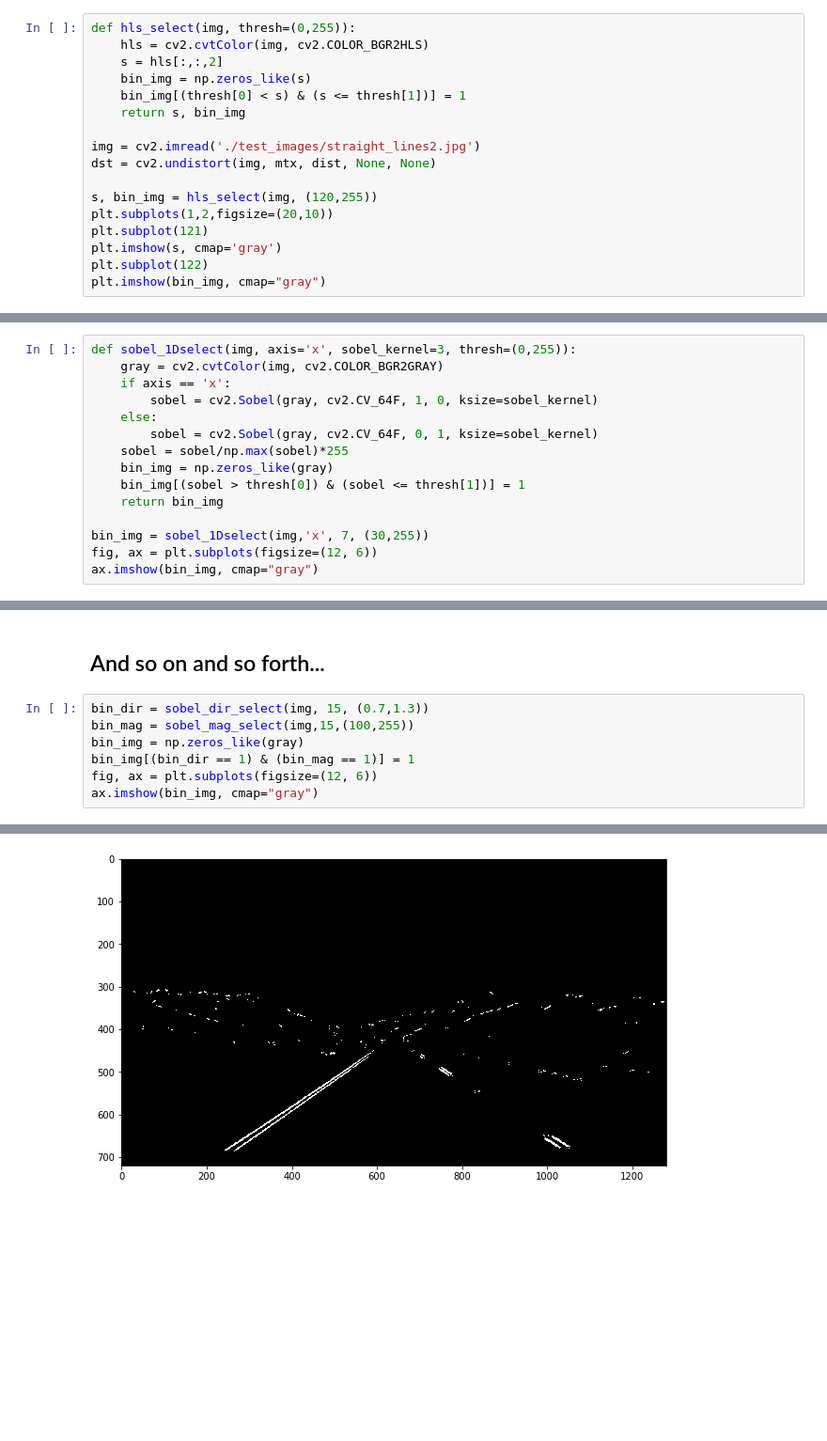
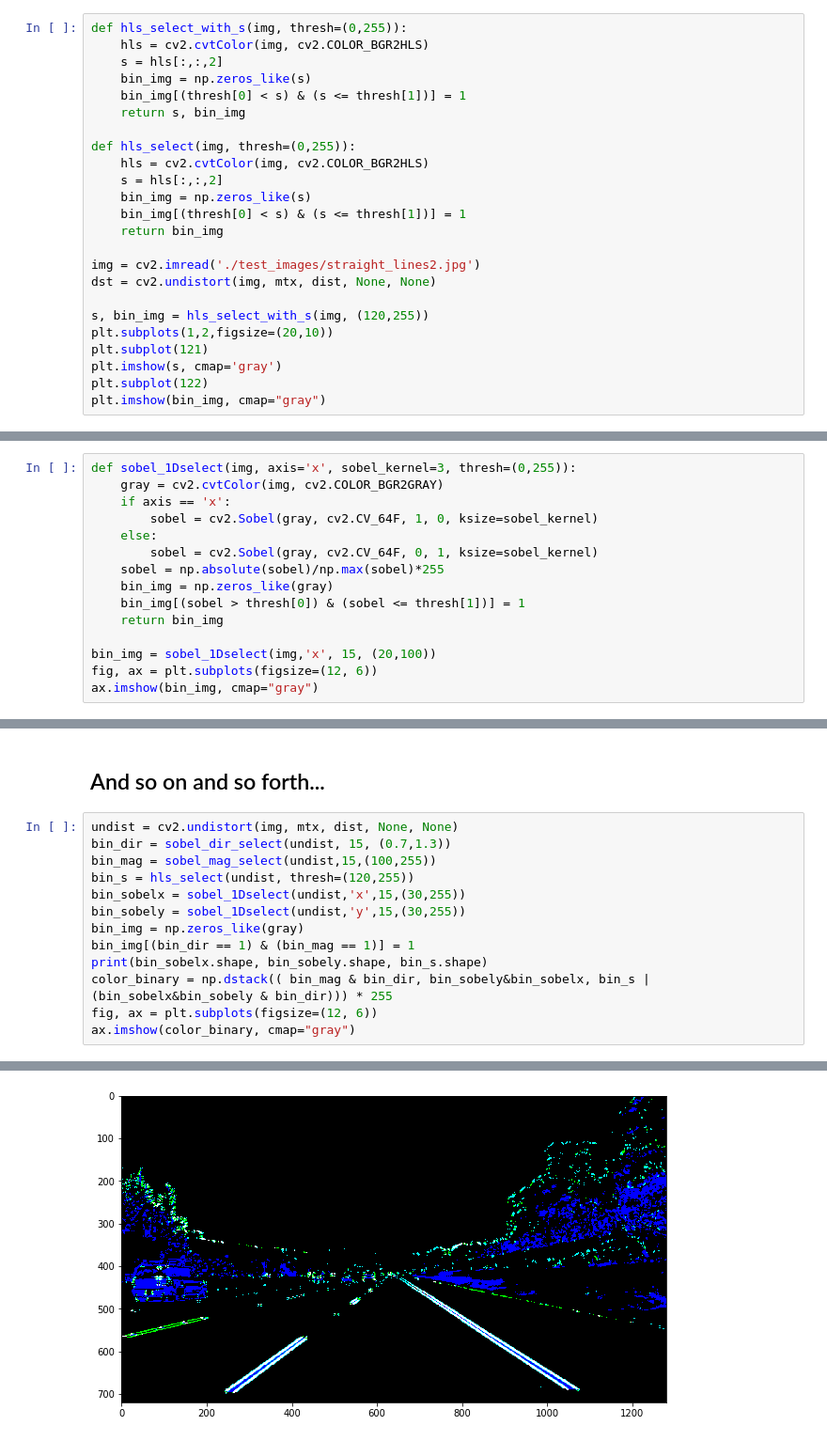
Before and after one commit to artongdou/CarND-Advanced-Lane-Lines, a Jupyter notebook: adv_lane_finding.ipynb, the cells around one changed output, grey strips where cells are left out. Shown at 94% size. Saved outputs shown, nothing was run; the diff lists cells and outputs as text; blank space fills up the shorter version.

```diff
--- a/adv_lane_finding.ipynb
+++ b/adv_lane_finding.ipynb
@@ -76,17 +76,24 @@ for fname in images:
     dst = cv2.undistort(img, mtx, dist, None, None)
     cv2.imwrite(os.path.join(dir_output_undist,fname.split('/')[-1]), dst)
 # %%
-def hls_select(img, thresh=(0,255)):
+def hls_select_with_s(img, thresh=(0,255)):
     hls = cv2.cvtColor(img, cv2.COLOR_BGR2HLS)
     s = hls[:,:,2]
     bin_img = np.zeros_like(s)
     bin_img[(thresh[0] < s) & (s <= thresh[1])] = 1
     return s, bin_img
 
+def hls_select(img, thresh=(0,255)):
+    hls = cv2.cvtColor(img, cv2.COLOR_BGR2HLS)
+    s = hls[:,:,2]
+    bin_img = np.zeros_like(s)
+    bin_img[(thresh[0] < s) & (s <= thresh[1])] = 1
+    return bin_img
+
 img = cv2.imread('./test_images/straight_lines2.jpg')
 dst = cv2.undistort(img, mtx, dist, None, None)
 
-s, bin_img = hls_select(img, (120,255))
+s, bin_img = hls_select_with_s(img, (120,255))
 plt.subplots(1,2,figsize=(20,10))
 plt.subplot(121)
 plt.imshow(s, cmap='gray')
@@ -102,12 +109,12 @@ def sobel_1Dselect(img, axis='x', sobel_kernel=3, thresh=(0,255)):
         sobel = cv2.Sobel(gray, cv2.CV_64F, 1, 0, ksize=sobel_kernel)
     else:
         sobel = cv2.Sobel(gray, cv2.CV_64F, 0, 1, ksize=sobel_kernel)
-    sobel = sobel/np.max(sobel)*255
+    sobel = np.absolute(sobel)/np.max(sobel)*255
     bin_img = np.zeros_like(gray)
     bin_img[(sobel > thresh[0]) & (sobel <= thresh[1])] = 1
     return bin_img
 
-bin_img = sobel_1Dselect(img,'x', 7, (30,255))
+bin_img = sobel_1Dselect(img,'x', 15, (20,100))
 fig, ax = plt.subplots(figsize=(12, 6))
 ax.imshow(bin_img, cmap="gray")
 # %% [output]
@@ -156,10 +164,16 @@ ax.imshow(bin_img, cmap="gray")
 # %% [markdown]
 ## And so on and so forth...
 # %%
-bin_dir = sobel_dir_select(img, 15, (0.7,1.3))
-bin_mag = sobel_mag_select(img,15,(100,255))
+undist = cv2.undistort(img, mtx, dist, None, None)
+bin_dir = sobel_dir_select(undist, 15, (0.7,1.3))
+bin_mag = sobel_mag_select(undist,15,(100,255))
+bin_s = hls_select(undist, thresh=(120,255))
+bin_sobelx = sobel_1Dselect(undist,'x',15,(30,255))
+bin_sobely = sobel_1Dselect(undist,'y',15,(30,255))
 bin_img = np.zeros_like(gray)
 bin_img[(bin_dir == 1) & (bin_mag == 1)] = 1
+print(bin_sobelx.shape, bin_sobely.shape, bin_s.shape)
+color_binary = np.dstack(( bin_mag & bin_dir, bin_sobely&bin_sobelx, bin_s | (bin_sobelx&bin_sobely & bin_dir))) * 255
 fig, ax = plt.subplots(figsize=(12, 6))
-ax.imshow(bin_img, cmap="gray")
+ax.imshow(color_binary, cmap="gray")
 # %% [output]
@@ -167 +182 @@ ax.imshow(bin_img, cmap="gray")
-[figure, old version]
+[figure, new version]
```
Also changed, not shown: parts of 10 cells of this notebook, 1 other file.
